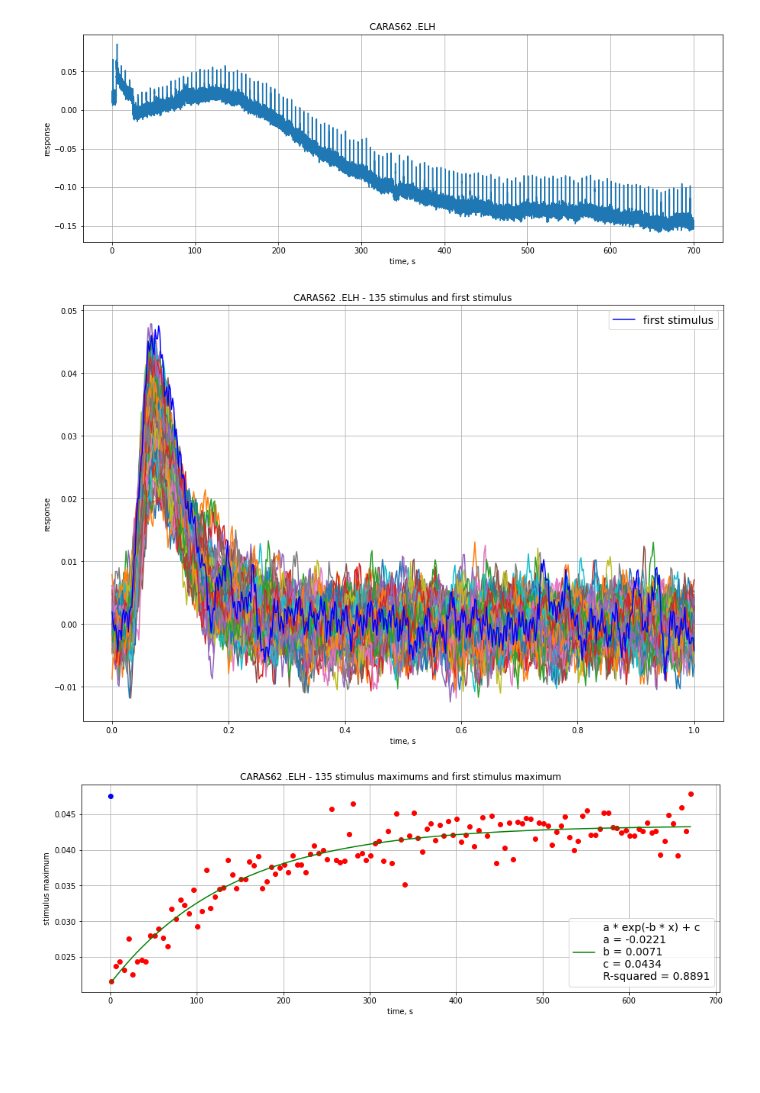
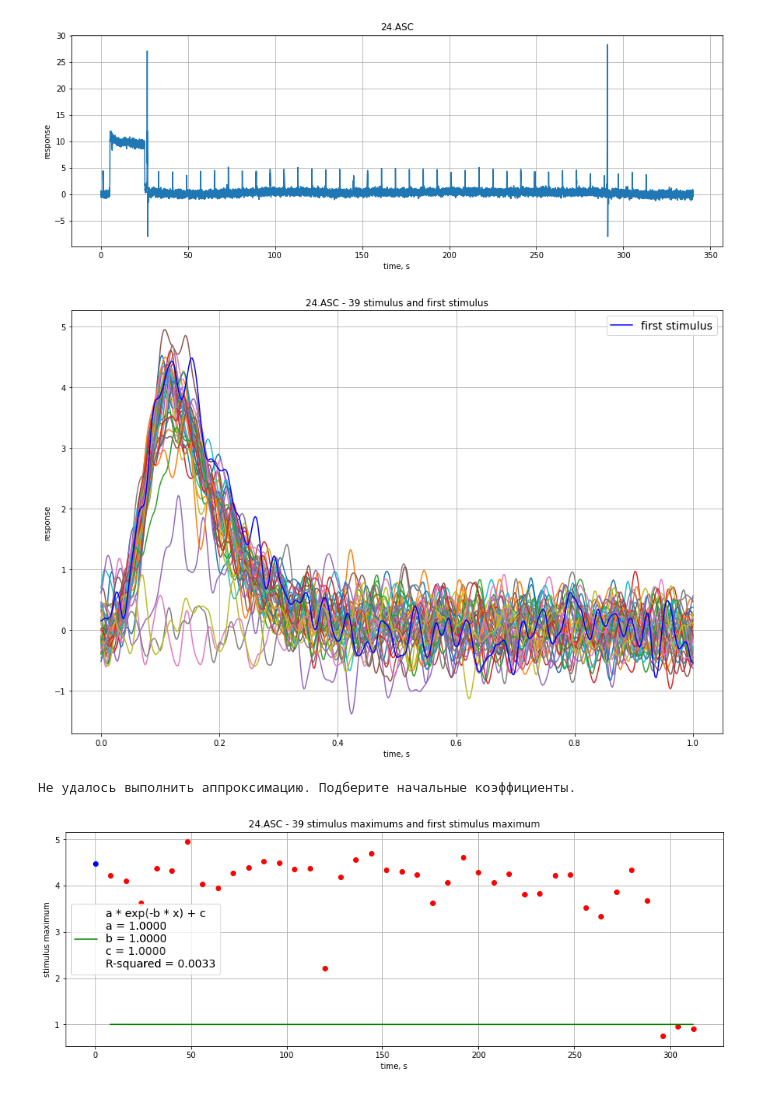
Before and after one commit to AndreiZherder/adaptation-memory, a Jupyter notebook: carassius.ipynb, the cells around one changed output. Drawn from its saved outputs; the diff is of its cells as text; code cells hidden in the pictures; blank space fills up the shorter version.

Commit message:
deal with RuntimeError in optimize.curve_fit

```diff
--- a/carassius.ipynb
+++ b/carassius.ipynb
@@ -3,13 +3,13 @@ import matplotlib.pyplot as plt
 import numpy as np
 
 filedir = './data/'
-filenames = ['CARAS62 .ELH']
+filenames = ['24.ASC']
 fs = 500                    # частота дискретизации, Гц
 first_stim_start_time = 1   # начало первого стимула, с
-period = 5                  # период следования стимулов, с
+period = 8                  # период следования стимулов, с
 background_start_time = 5   # начало фоновой засветки, с
 background_duration = 20    # длительность фоновой засветки, с
-sign = 1                    # полярность {1:'+', -1:'-'}
+sign = -1                    # полярность {1:'+', -1:'-'}
 low_cutoff = 0.1            # частота среза highpass фильтра, Гц
 # начало первого импульса после фоновой засветки
 after_background_start_time = first_stim_start_time + ((background_start_time + background_duration - first_stim_start_time) // period + 1) * period
@@ -39,7 +39,7 @@ ax.set_ylabel('response')
 ax.set_title(','.join(filenames))
 ax.grid()
 # %% [output]
-[figure, old version]
+[figure, new version]
 # %%
 stims_cnt = ((n - 1) // fs - after_background_start_time) // period + 1
 stims = []
@@ -90,45 +90,51 @@ ax.set_ylabel('response')
 ax.set_title(f'{",".join(filenames)} - {stims_cnt} stimulus and first stimulus')
 ax.grid()
 # %% [output]
-[figure, old version]
+[figure, new version]
 # %%
 # Аппроксимация максимумов стимулов экспонентой
 from scipy import stats, optimize
+from scipy.optimize import OptimizeWarning
 
 def func(x, a, b, c):
     return a * np.exp(-b * x) + c
 
 stim_maximums = np.array([stim.max() for stim in stims])
 # Считается расстояние между началом первого импульса после фоновой засветки и ее концом
 # График максимумов стимулов начинает строится в точке, равной рассчитанному расстоянию
 begin = after_background_start_time - background_start_time - background_duration
 end = begin + (stims_cnt - 1) * period
 stim_maximums_x = np.linspace(begin, end, stims_cnt)
-popt, pcov = optimize.curve_fit(func, stim_maximums_x, stim_maximums, [-0.05, 0.01, 0.05])
+popt = (1, 1, 1)
+try:
+    popt, pcov = optimize.curve_fit(func, stim_maximums_x, stim_maximums, [-0.05, 0.01, 0.05])
+except RuntimeError:
+    print('Не удалось выполнить аппроксимацию. Подберите начальные коэффициенты.')
 exp_a = popt[0]
 exp_b = popt[1]
 exp_c = popt[2]
 fit = func(stim_maximums_x, *popt)
 rvalue = stats.linregress(stim_maximums, fit).rvalue
 r_squared = rvalue ** 2
 
 fig, ax = plt.subplots()
 ax.plot(stim_maximums_x, stim_maximums, 'ro')
 ax.plot(0, first_stim_max, 'bo')
 ax.plot(stim_maximums_x, fit, 'g', label=f'a * exp(-b * x) + c\n'
                            f'a = {exp_a:.4f}\n'
                            f'b = {exp_b:.4f}\n'
                            f'c = {exp_c:.4f}\n'
                            f'R-squared = {r_squared:.4f}')
 fig.set_figwidth(15)
 fig.set_figheight(5)
 ax.set_xlabel('time, s')
 ax.set_ylabel('stimulus maximum')
 ax.set_title(f'{",".join(filenames)} - {stims_cnt} stimulus maximums and first stimulus maximum')
 ax.legend(prop={"size": 14})
 ax.grid()
 # %% [output]
+Не удалось выполнить аппроксимацию. Подберите начальные коэффициенты.
-[figure, old version]
+[figure, new version]
 # %%
 # Сохранение результатов в файл
 from pathlib import Path
```
Also changed, not shown: parts of 1 cell of this notebook.
